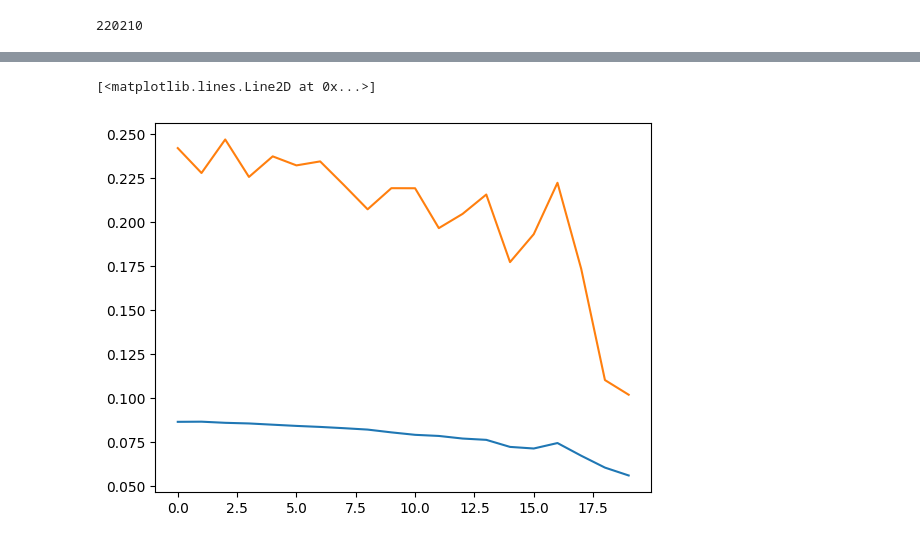
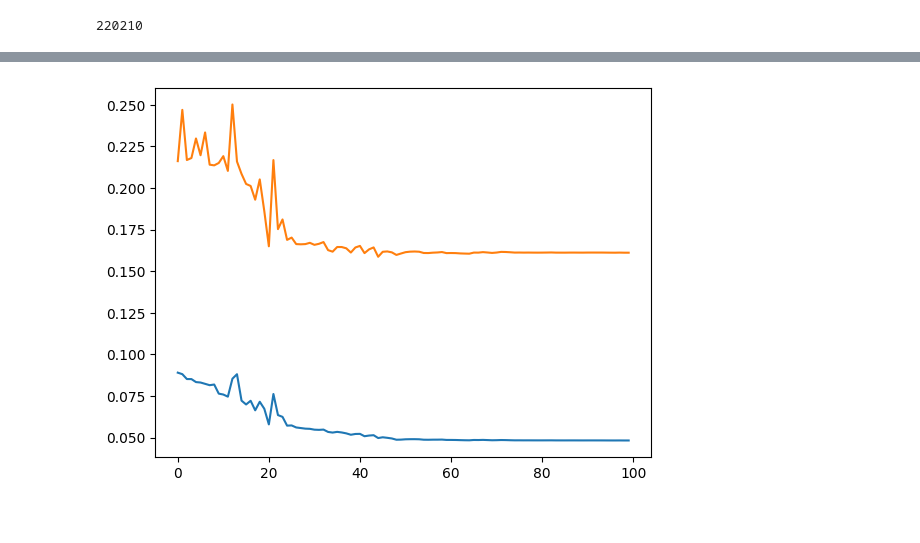
Before and after one commit to myxa/Open_Close_GNN, a Jupyter notebook: notebooks/model_training.ipynb, the cells around one changed output, grey strips where cells are left out. Cells and saved outputs as stored; diff of their text form; code cells hidden in the pictures.

```diff
--- a/notebooks/model_training.ipynb
+++ b/notebooks/model_training.ipynb
@@ -12,5 +148,5 @@ from torch_geometric.nn import global_mean_pool, GCNConv, GATConv
 # %%
-full_dataset = OpenCloseDataset(datafolder='../data', k_degree=30).shuffle()
+full_dataset = OpenCloseDataset(datafolder='../data', k_degree=10).shuffle()
 len(os.listdir('../data/processed'))
 # %% [output]
 Processing...
@@ -159,13 +219,12 @@ Epoch: 012, Train Loss: 0.0820, Test Loss 0.2230, Train Acc: 0.7500, Test Acc: 0
 # %%
-from torch.optim import lr_scheduler
-model = GAT(full_dataset.num_features, 128, 8).to(device())
+model = GATv2(full_dataset.num_features, 128, 8).to(device())
 optimizer = torch.optim.Adam(model.parameters(), lr=0.001)
 loss = torch.nn.CrossEntropyLoss()
-epochs = 20
+epochs = 100
 scheduler = lr_scheduler.StepLR(optimizer, step_size=epochs//4, gamma=0.1, last_epoch=-1, verbose=False)
 sum(p.numel() for p in model.parameters())
 # %% [output]
 220210
 # %%
-history = train(model, epochs, train_loader, val_loader, loss, optimizer)
+history = train(model, epochs, train_loader, val_loader, loss, optimizer, scheduler)
 # %% [output]
@@ -185,12 +248,9 @@ Epoch: 012, Train Loss: 0.0783, Test Loss 0.1966, Train Acc: 0.7386, Test Acc: 1
+# %%
+train_loss, val_loss = zip(*history)
+
+plt.plot(train_loss)
+plt.plot(val_loss);
+# %% [output]
+[figure, added]
 # %%
 train_loss, val_loss = zip(*history)
-# %%
-import matplotlib.pyplot as plt
-
-plt.plot(train_loss)
-plt.plot(val_loss)
-#plt.plot(acc)
-#plt.plot(pres)
-# %% [output]
-[<matplotlib.lines.Line2D at 0x...>]
-[figure, removed]
```
Also changed, not shown: parts of 24 cells of this notebook, 4 other files.
